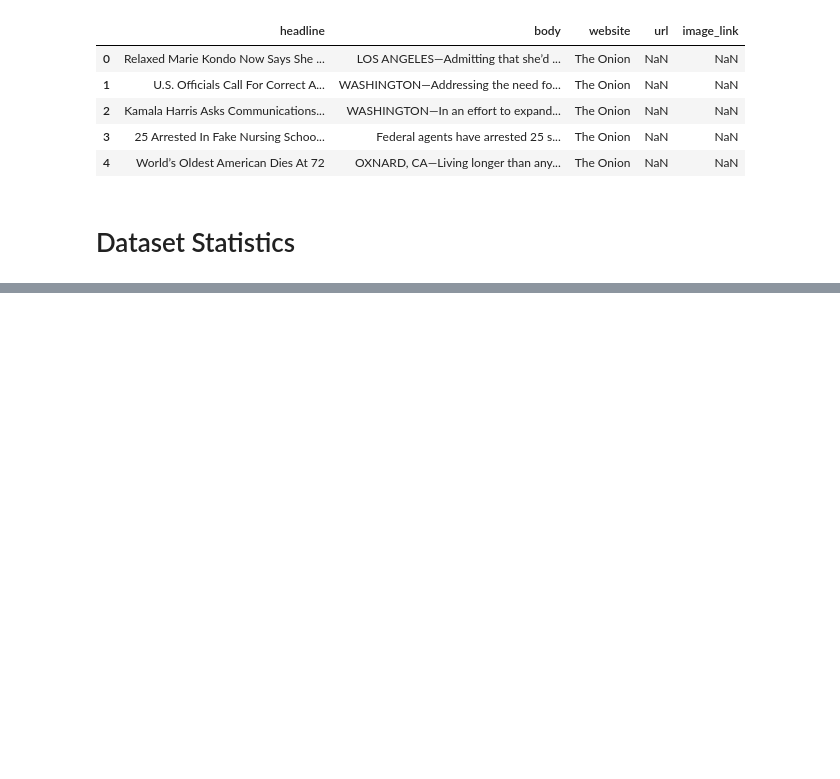
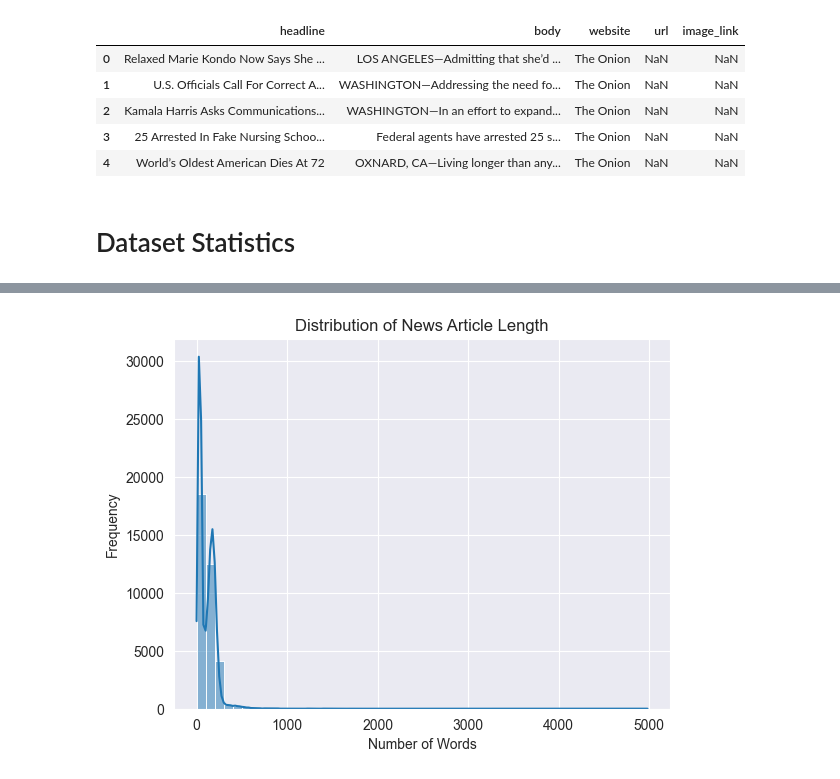
Before and after one commit to anusha-pathuri/satire-news-search-engine, a Jupyter notebook: notebooks/01_Data_Aggregation.ipynb, the cells around one changed output, grey strips where cells are left out. Saved outputs shown, nothing was run; the diff lists cells and outputs as text; code cells hidden in the pictures; blank space fills up the shorter version.

```diff
--- a/notebooks/01_Data_Aggregation.ipynb
+++ b/notebooks/01_Data_Aggregation.ipynb
@@ -463,0 +542,10 @@ data.to_csv("data/satirical_news_articles.csv", index=False)
+# %%
+article_length = data['body'].str.split().apply(len)
+
+sns.histplot(article_length, bins=50, kde=True)
+plt.title('Distribution of News Article Length')
+plt.xlabel('Number of Words')
+plt.ylabel('Frequency')
+plt.show()
+# %% [output]
+[figure, added]
```
Also changed, not shown: parts of 20 cells of this notebook.
